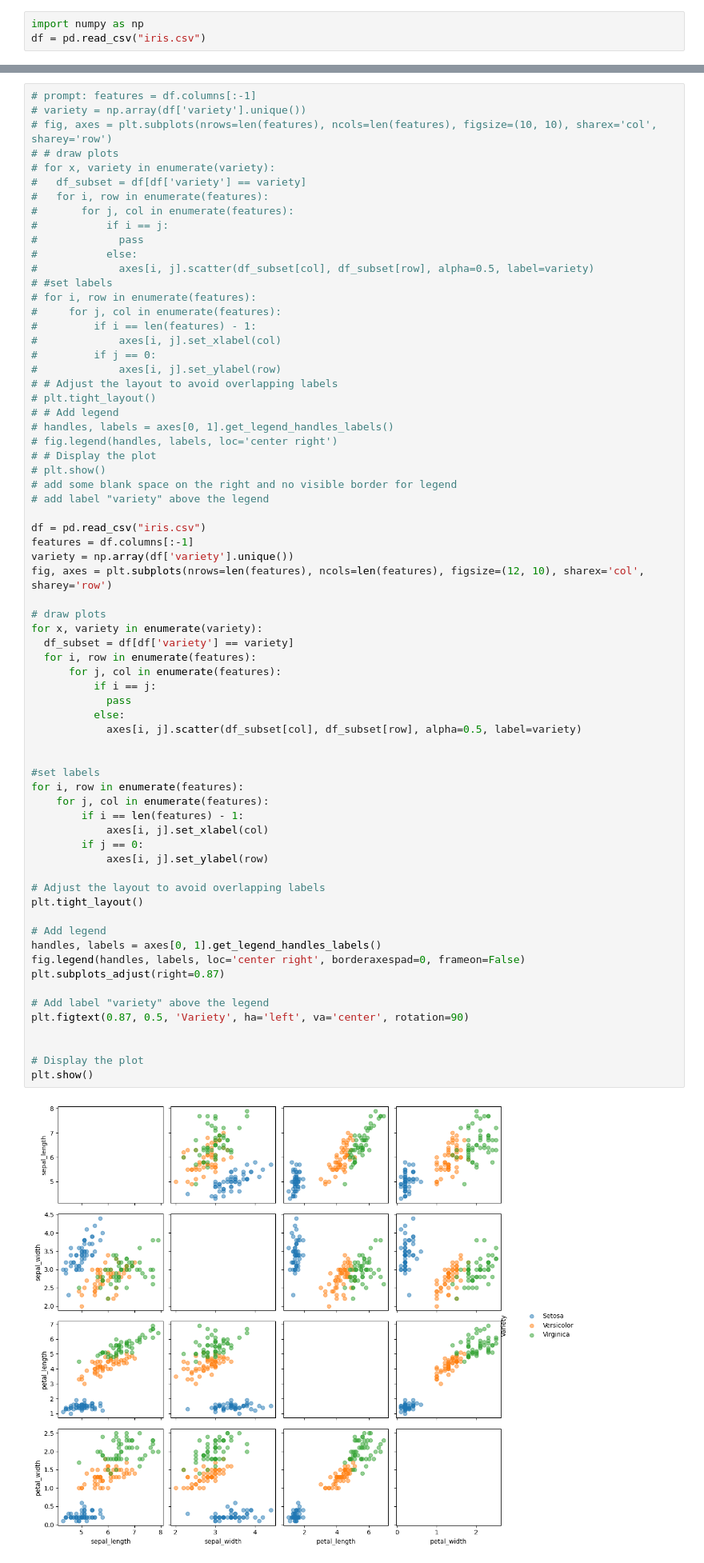
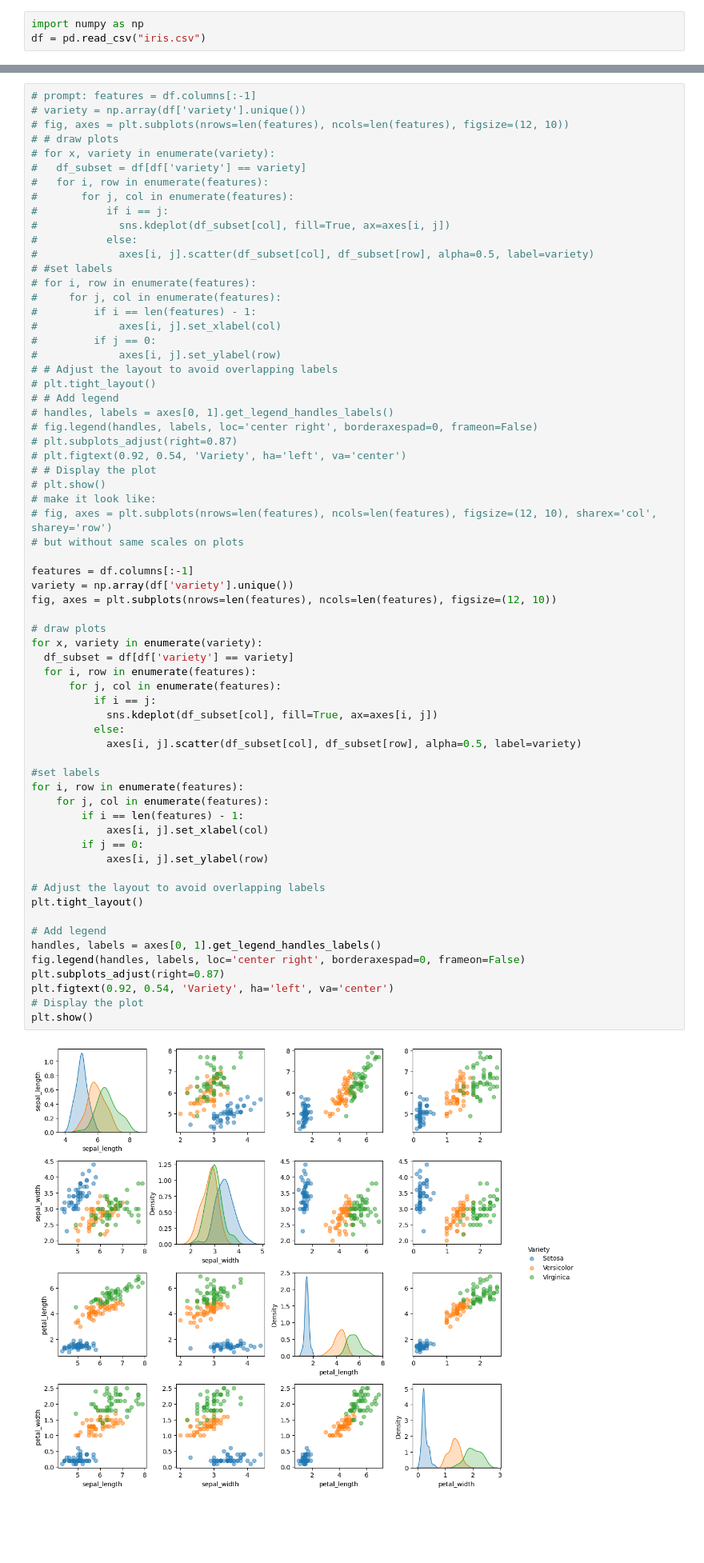
Before and after one commit to s34836/EWD, a Jupyter notebook: lab4.ipynb, the cells around one changed output, grey strips where cells are left out. Shown at 80% size. Cells and saved outputs as stored; diff of their text form; blank space fills up the shorter version.

```diff
--- a/lab4.ipynb
+++ b/lab4.ipynb
@@ -162,14 +204,14 @@ plt.show()
 # %%
 # prompt: features = df.columns[:-1]
 # variety = np.array(df['variety'].unique())
-# fig, axes = plt.subplots(nrows=len(features), ncols=len(features), figsize=(10, 10), sharex='col', sharey='row')
+# fig, axes = plt.subplots(nrows=len(features), ncols=len(features), figsize=(12, 10))
 # # draw plots
 # for x, variety in enumerate(variety):
 #   df_subset = df[df['variety'] == variety]
 #   for i, row in enumerate(features):
 #       for j, col in enumerate(features):
 #           if i == j:
-#             pass
+#             sns.kdeplot(df_subset[col], fill=True, ax=axes[i, j])
 #           else:
 #             axes[i, j].scatter(df_subset[col], df_subset[row], alpha=0.5, label=variety)
 # #set labels
@@ -183,49 +225,46 @@ plt.show()
 # plt.tight_layout()
 # # Add legend
 # handles, labels = axes[0, 1].get_legend_handles_labels()
-# fig.legend(handles, labels, loc='center right')
+# fig.legend(handles, labels, loc='center right', borderaxespad=0, frameon=False)
+# plt.subplots_adjust(right=0.87)
+# plt.figtext(0.92, 0.54, 'Variety', ha='left', va='center')
 # # Display the plot
 # plt.show()
-# add some blank space on the right and no visible border for legend
-# add label "variety" above the legend
+# make it look like:
+# fig, axes = plt.subplots(nrows=len(features), ncols=len(features), figsize=(12, 10), sharex='col', sharey='row')
+# but without same scales on plots
 
-df = pd.read_csv("iris.csv")
 features = df.columns[:-1]
 variety = np.array(df['variety'].unique())
-fig, axes = plt.subplots(nrows=len(features), ncols=len(features), figsize=(12, 10), sharex='col', sharey='row')
+fig, axes = plt.subplots(nrows=len(features), ncols=len(features), figsize=(12, 10))
 
 # draw plots
 for x, variety in enumerate(variety):
   df_subset = df[df['variety'] == variety]
   for i, row in enumerate(features):
       for j, col in enumerate(features):
           if i == j:
-            pass
+            sns.kdeplot(df_subset[col], fill=True, ax=axes[i, j])
           else:
             axes[i, j].scatter(df_subset[col], df_subset[row], alpha=0.5, label=variety)
-
 
 #set labels
 for i, row in enumerate(features):
     for j, col in enumerate(features):
         if i == len(features) - 1:
             axes[i, j].set_xlabel(col)
         if j == 0:
             axes[i, j].set_ylabel(row)
 
 # Adjust the layout to avoid overlapping labels
 plt.tight_layout()
 
 # Add legend
 handles, labels = axes[0, 1].get_legend_handles_labels()
 fig.legend(handles, labels, loc='center right', borderaxespad=0, frameon=False)
 plt.subplots_adjust(right=0.87)
-
-# Add label "variety" above the legend
-plt.figtext(0.87, 0.5, 'Variety', ha='left', va='center', rotation=90)
-
-
+plt.figtext(0.92, 0.54, 'Variety', ha='left', va='center')
 # Display the plot
 plt.show()
 # %% [output]
-[figure, old version]
+[figure, new version]
```
Also changed, not shown: parts of 4 cells of this notebook.
